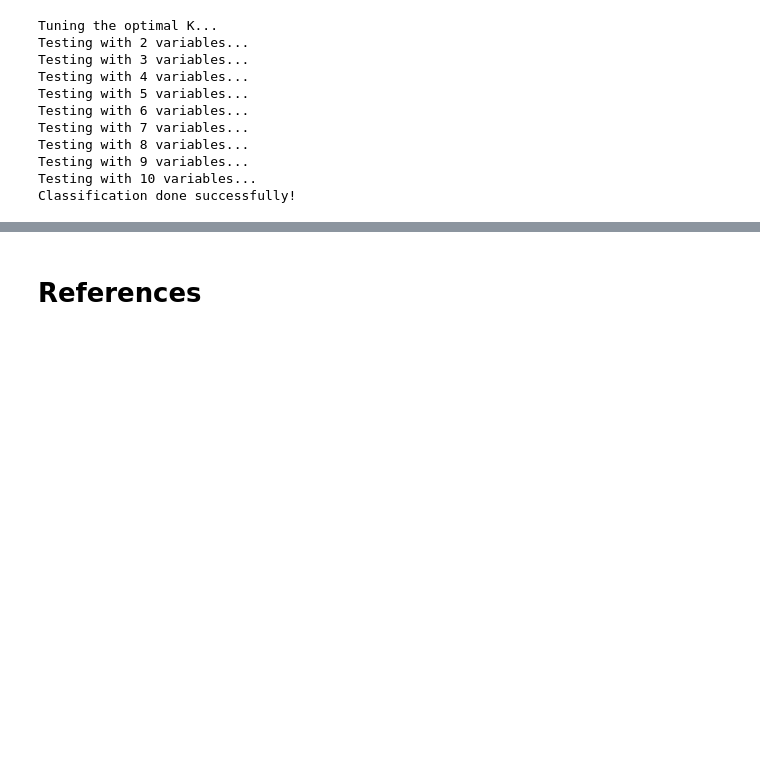
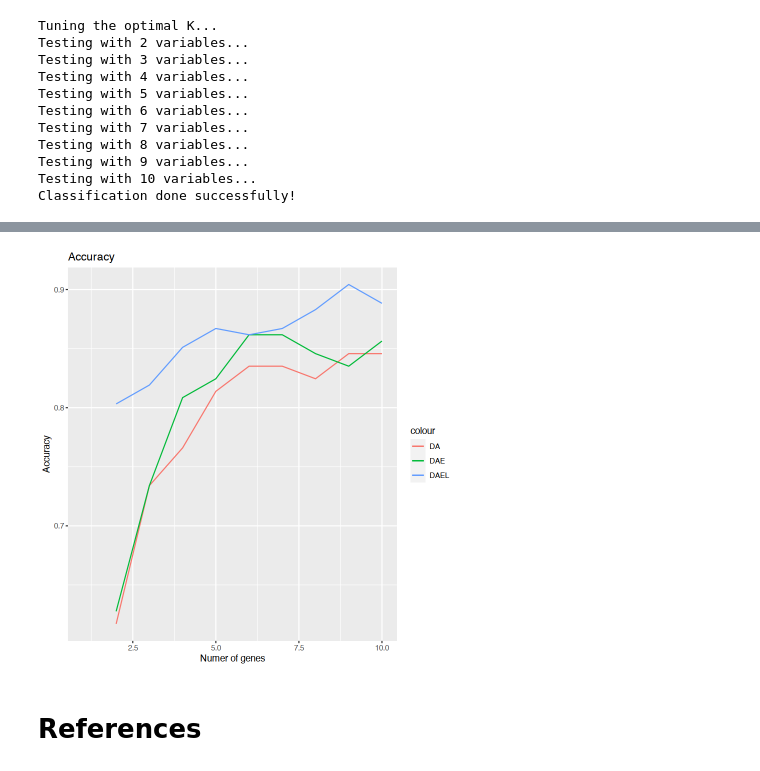
Before and after one commit to marveral/DAEL-FS, a Jupyter notebook: user-guide.ipynb, the cells around one changed output, grey strips where cells are left out. Cells and saved outputs as stored; diff of their text form; code cells hidden in the pictures; blank space fills up the shorter version.

```diff
--- a/user-guide.ipynb
+++ b/user-guide.ipynb
@@ -291,7 +301,8 @@ library(ggplot2)
 data <- data.frame('da'=test.results.da$accVector,'daRed'=test.results.daRed$accVector,
                    'daLod'=test.results.daLOD$accVector,'ngenes'=seq(1,length(test.results.da$accVector)))
 ggplot(data = data,x=ngenes) +
-geom_line(aes(x=ngenes,y=da,colour = 'da')) +
-geom_line(aes(x=ngenes,y=daRed,colour = 'daRed')) +
-geom_line(aes(x=ngenes,y=daLod,colour = 'daLod')) +
+geom_line(aes(x=ngenes,y=da,colour = 'DA')) +
+geom_line(aes(x=ngenes,y=daRed,colour = 'DAE')) +
+geom_line(aes(x=ngenes,y=daLod,colour = 'DAEL')) +
 labs (y = 'Accuracy',x='Numer of genes') + ggtitle ('Accuracy')
+# %% [output]
@@ -298,3 +315,4 @@ labs (y = 'Accuracy',x='Numer of genes') + ggtitle ('Accuracy')
+[figure, added]
 # %% [markdown]
 # References
 # %% [markdown]
```
Also changed, not shown: parts of 2 cells of this notebook.
